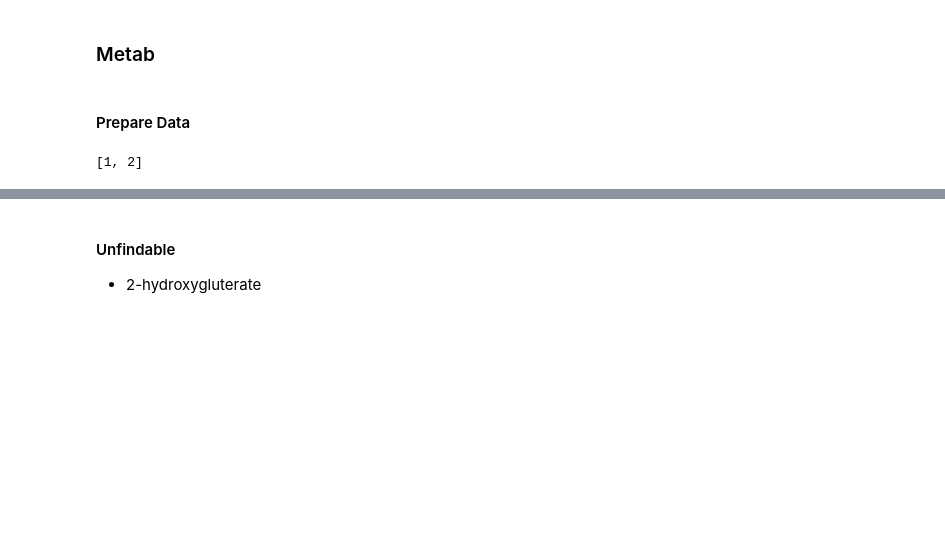
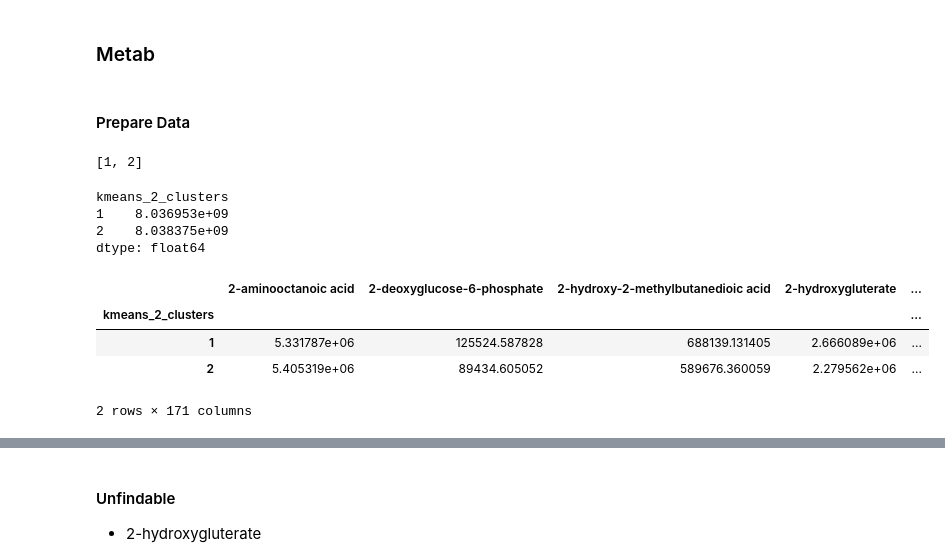
Before and after one commit to p0nda/MetabSubtype, a Jupyter notebook: tasks/MultiOmics/notebooks/single_omic.ipynb, the cells around one changed output, grey strips where cells are left out. Saved outputs shown, nothing was run; the diff lists cells and outputs as text; code cells hidden in the pictures; blank space fills up the shorter version.

```diff
--- a/tasks/MultiOmics/notebooks/single_omic.ipynb
+++ b/tasks/MultiOmics/notebooks/single_omic.ipynb
@@ -263,6 +344,21 @@ metab_stat_df['fc']=fc_dict
 metab_stat_df['log2fc']=np.log2(metab_stat_df.fc)
 # %% [output]
 [1, 2]
+# %%
+mean_df.apply(sum,axis=1)
+# %% [output]
+kmeans_2_clusters
+1    8.036953e+09
+2    8.038375e+09
+dtype: float64
+# %%
+display(mean_df)
+# %% [output]
+|  | 2-aminooctanoic acid | 2-deoxyglucose-6-phosphate | 2-hydroxy-2-methylbutanedioic acid | 2-hydroxygluterate | ... |
+| kmeans_2_clusters |  |  |  |  | ... |
+| 1 | 5.331787e+06 | 125524.587828 | 688139.131405 | 2.666089e+06 | ... |
+| 2 | 5.405319e+06 | 89434.605052 | 589676.360059 | 2.279562e+06 | ... |
+2 rows × 171 columns
 # %%
 metab_stat_df
 # %% [output]
```
Also changed, not shown: parts of 11 cells of this notebook.
